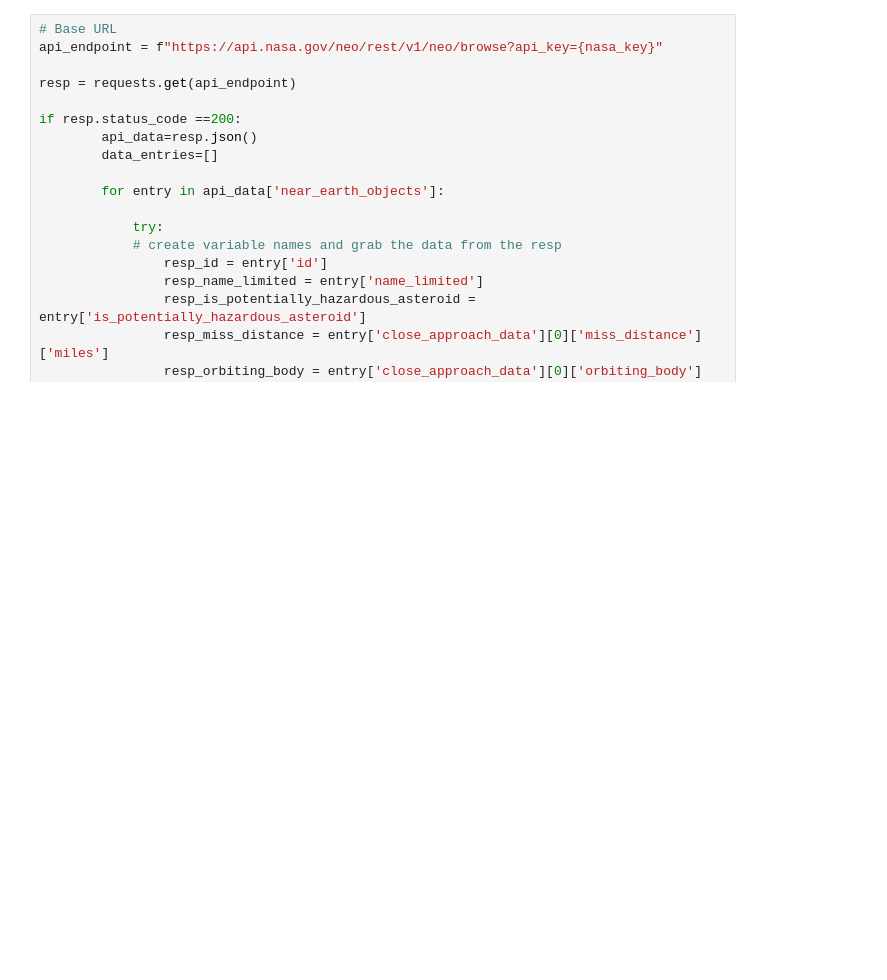
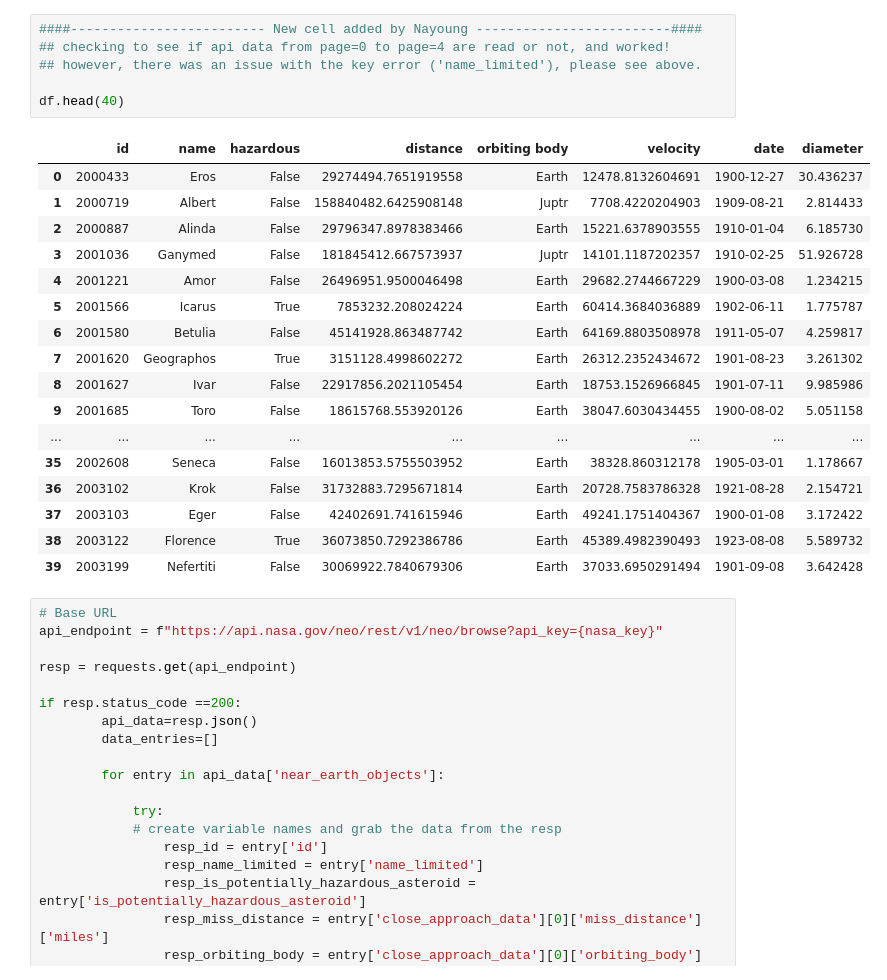
Before and after one commit to Bulaque/Team-2, a Jupyter notebook: Nasa_asteroid.ipynb, the cells around one changed output. Saved outputs shown, nothing was run; the diff lists cells and outputs as text; blank space fills up the shorter version.

```diff
--- a/Nasa_asteroid.ipynb
+++ b/Nasa_asteroid.ipynb
@@ -15,3 +92,27 @@ from Config import nasa_key
+# %%
+####------------------------- New cell added by Nayoung -------------------------####
+## checking to see if api data from page=0 to page=4 are read or not, and worked!
+## however, there was an issue with the key error ('name_limited'), please see above.
+
+df.head(40)
+# %% [output]
+|  | id | name | hazardous | distance | orbiting body | velocity | date | diameter |
+| 0 | 2000433 | Eros | False | 29274494.7651919558 | Earth | 12478.8132604691 | 1900-12-27 | 30.436237 |
+| 1 | 2000719 | Albert | False | 158840482.6425908148 | Juptr | 7708.4220204903 | 1909-08-21 | 2.814433 |
+| 2 | 2000887 | Alinda | False | 29796347.8978383466 | Earth | 15221.6378903555 | 1910-01-04 | 6.185730 |
+| 3 | 2001036 | Ganymed | False | 181845412.667573937 | Juptr | 14101.1187202357 | 1910-02-25 | 51.926728 |
+| 4 | 2001221 | Amor | False | 26496951.9500046498 | Earth | 29682.2744667229 | 1900-03-08 | 1.234215 |
+| 5 | 2001566 | Icarus | True | 7853232.208024224 | Earth | 60414.3684036889 | 1902-06-11 | 1.775787 |
+| 6 | 2001580 | Betulia | False | 45141928.863487742 | Earth | 64169.8803508978 | 1911-05-07 | 4.259817 |
+| 7 | 2001620 | Geographos | True | 3151128.4998602272 | Earth | 26312.2352434672 | 1901-08-23 | 3.261302 |
+| 8 | 2001627 | Ivar | False | 22917856.2021105454 | Earth | 18753.1526966845 | 1901-07-11 | 9.985986 |
+| 9 | 2001685 | Toro | False | 18615768.553920126 | Earth | 38047.6030434455 | 1900-08-02 | 5.051158 |
+| ... | ... | ... | ... | ... | ... | ... | ... | ... |
+| 35 | 2002608 | Seneca | False | 16013853.5755503952 | Earth | 38328.860312178 | 1905-03-01 | 1.178667 |
+| 36 | 2003102 | Krok | False | 31732883.7295671814 | Earth | 20728.7583786328 | 1921-08-28 | 2.154721 |
+| 37 | 2003103 | Eger | False | 42402691.741615946 | Earth | 49241.1751404367 | 1900-01-08 | 3.172422 |
+| 38 | 2003122 | Florence | True | 36073850.7292386786 | Earth | 45389.4982390493 | 1923-08-08 | 5.589732 |
+| 39 | 2003199 | Nefertiti | False | 30069922.7840679306 | Earth | 37033.6950291494 | 1901-09-08 | 3.642428 |
 # %%
 # Base URL
 api_endpoint = f"https://api.nasa.gov/neo/rest/v1/neo/browse?api_key={nasa_key}"
```
Also changed, not shown: parts of 4 cells of this notebook.
